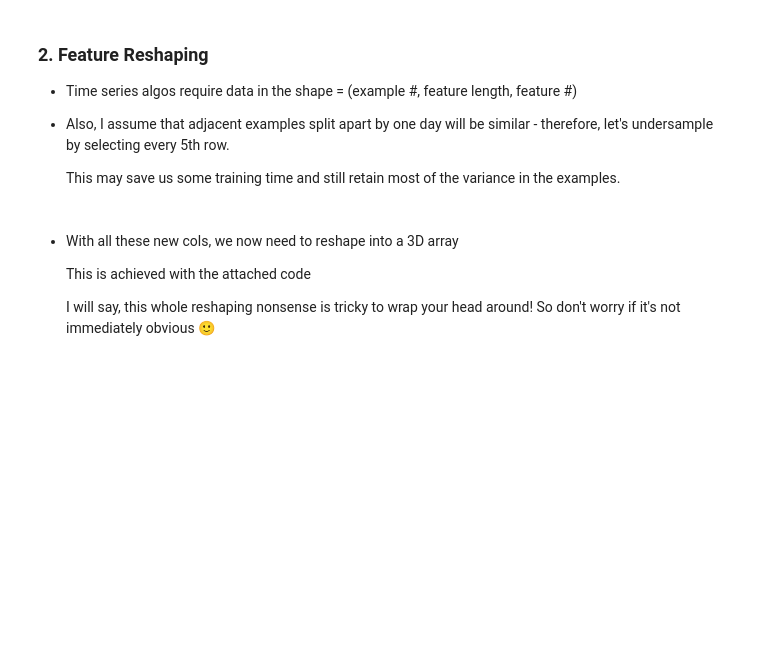
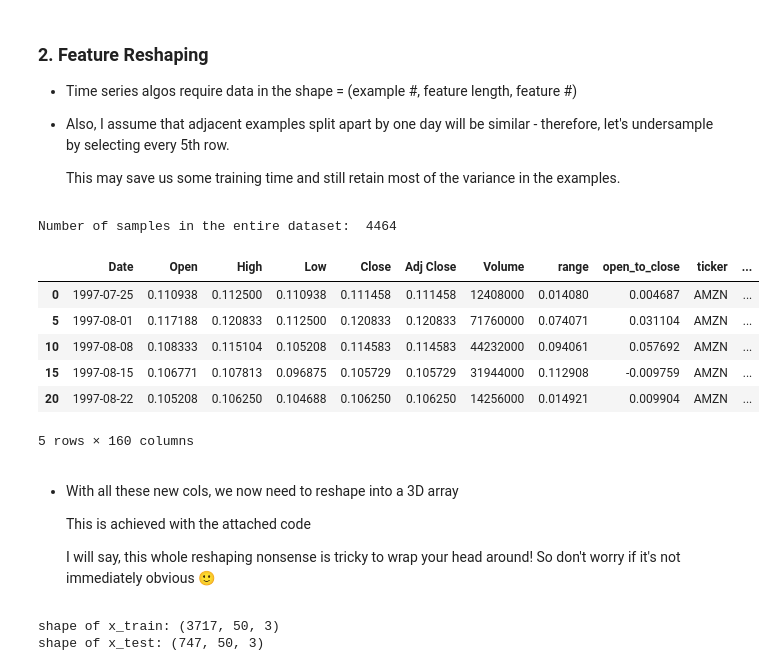
Before and after one commit to AnefuIII/time_series_pattern_scanner, a Jupyter notebook: Time_series_pattern_scanner.ipynb, the cells around one changed output. Drawn from its saved outputs; the diff is of its cells as text; code cells hidden in the pictures; blank space fills up the shorter version.

Commit message:
Time series pattern scanner

```diff
--- a/Time_series_pattern_scanner.ipynb
+++ b/Time_series_pattern_scanner.ipynb
@@ -82,39 +50,81 @@ feature_length = 50
 feature_cols = ['Close', 'range', 'open_to_close']
 
 def time_series(df, col, name):
     '''
     form the lagges column fo this feature
     '''
     return df.assign(**{
-        f'{name}_t-{lag}': col.shift{lag}
+        f'{name}_t-{lag}': col.shift(lag)
         for lag in range(0, feature_length)
     })
 
 feature_dfs = []
 
 for ticker in tickers:
     df_ticker = df[df['ticker'] == ticker].copy()
 
     for col in feature_cols:
-        df_ticker = time_series(df_ticker, df_ticker[col], f'feat_{col})
+        df_ticker = time_series(df_ticker, df_ticker[col], f'feat_{col}')
 
     #if any infinite value slips in, replace them with nan and drop all nan rows
     df_ticker = df_ticker.replace({-np.inf:np.nan, np.inf:np.nan})
     df_ticker = df_ticker.dropna().reset_index(drop = True)
 
     #since adjoining days will have similar pattern, lets keep only every fifth case
     df_ticker = df_ticker.iloc[::5]
 
     feature_dfs.append(df_ticker)
 
 feature_df = pd.concat(feature_dfs)
 
-print('Number of samples in the entire dataset: ', feature_df.shape[o])
+print('Number of samples in the entire dataset: ', feature_df.shape[0])
 
 feature_df.head()
+# %% [output]
+Number of samples in the entire dataset:  4464
+|  | Date | Open | High | Low | Close | Adj Close | Volume | range | open_to_close | ticker | ... |
+| 0 | 1997-07-25 | 0.110938 | 0.112500 | 0.110938 | 0.111458 | 0.111458 | 12408000 | 0.014080 | 0.004687 | AMZN | ... |
+| 5 | 1997-08-01 | 0.117188 | 0.120833 | 0.112500 | 0.120833 | 0.120833 | 71760000 | 0.074071 | 0.031104 | AMZN | ... |
+| 10 | 1997-08-08 | 0.108333 | 0.115104 | 0.105208 | 0.114583 | 0.114583 | 44232000 | 0.094061 | 0.057692 | AMZN | ... |
+| 15 | 1997-08-15 | 0.106771 | 0.107813 | 0.096875 | 0.105729 | 0.105729 | 31944000 | 0.112908 | -0.009759 | AMZN | ... |
+| 20 | 1997-08-22 | 0.105208 | 0.106250 | 0.104688 | 0.106250 | 0.106250 | 14256000 | 0.014921 | 0.009904 | AMZN | ... |
+5 rows × 160 columns
 # %% [markdown]
 * With all these new cols, we now need to reshape into a 3D array
 
   This is achieved with the attached code
 
   I will say, this whole reshaping nonsense is tricky to wrap your head around! So don't worry if it's not immediately obvious    🙂
+# %%
+def reshape_features_for_clustering(feat_arr_2d, feat_length):
+
+    feat_arrs = []
+
+    for n in range(0, feat_arr_2d.shape[1]//feat_length):
+
+        feat_arrs.append(
+        np.fliplr(feat_arr_2d[:, n*feat_length:(n+1)*feat_length])
+        )
+
+    feats_3d = np.dstack(feat_arrs)
+
+    return feats_3d
+
+feat_cols = [col for col in feature_df.columns  if 'feat' in col]
+train_until = '2019-01-01'
+
+df_train = feature_df[feature_df['Date'] < train_until].reset_index(drop = True)
+
+x_train = reshape_features_for_clustering(df_train[feat_cols].values,
+                                         feature_length)
+
+df_test = feature_df[feature_df['Date'] >= train_until].reset_index(drop = True)
+
+x_test = reshape_features_for_clustering(df_test[feat_cols].values,
+                                         feature_length)
+
+print('shape of x_train:', x_train.shape)
+print('shape of x_test:', x_test.shape)
+# %% [output]
+shape of x_train: (3717, 50, 3)
+shape of x_test: (747, 50, 3)
```
Also changed, not shown: parts of 16 cells of this notebook.
